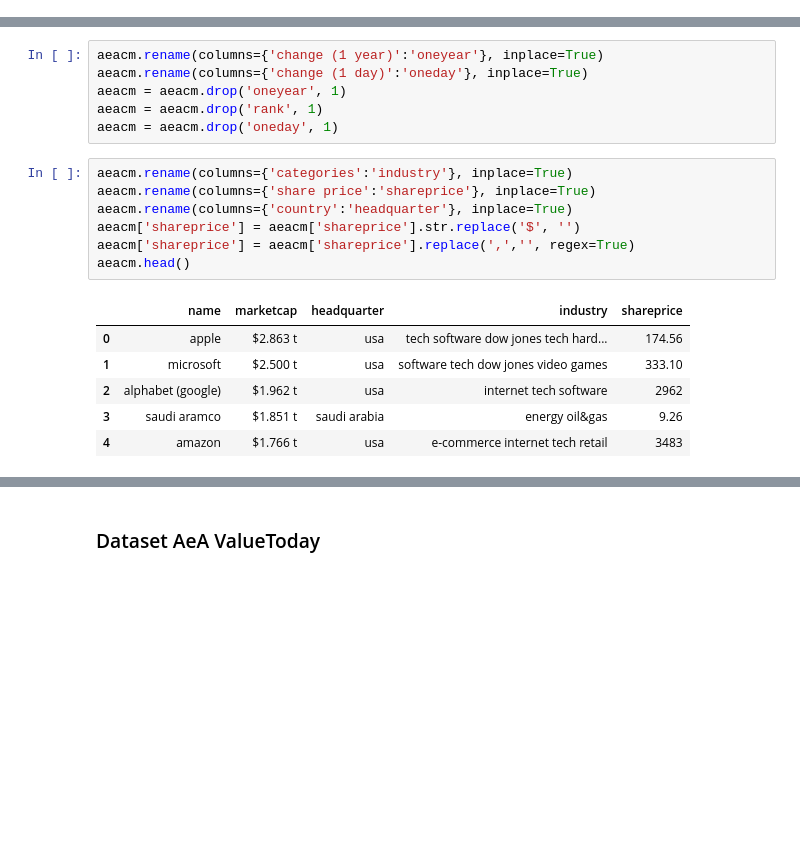
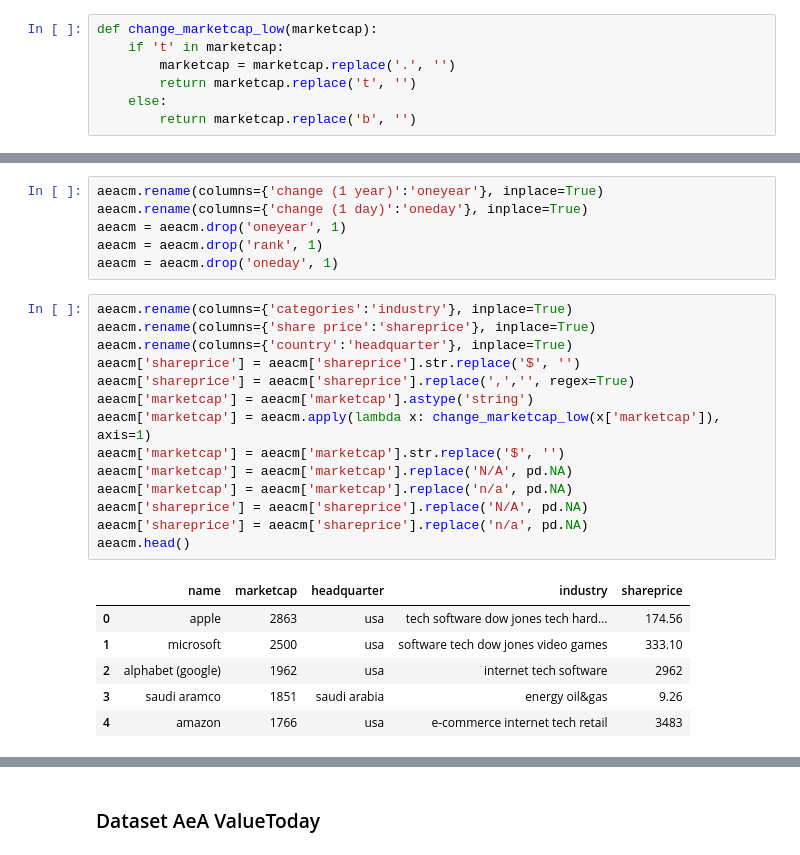
Before and after one commit to samuel-esp/IngDati-Progetto, a Jupyter notebook: SchemaAlignmentCompanies.ipynb, the cells around one changed output, grey strips where cells are left out. Drawn from its saved outputs; the diff is of its cells as text; blank space fills up the shorter version.

```diff
--- a/SchemaAlignmentCompanies.ipynb
+++ b/SchemaAlignmentCompanies.ipynb
@@ -54,3 +61,10 @@ def employees_range(employees):
+# %%
+def change_marketcap_low(marketcap):
+    if 't' in marketcap:
+        marketcap = marketcap.replace('.', '')
+        return marketcap.replace('t', '')
+    else:
+        return marketcap.replace('b', '')
 # %% [markdown]
 ### Dataset Scarano Yahoo
 # %%
@@ -248,14 +262,21 @@ aeacm = aeacm.drop('oneday', 1)
 # %%
 aeacm.rename(columns={'categories':'industry'}, inplace=True)
 aeacm.rename(columns={'share price':'shareprice'}, inplace=True)
 aeacm.rename(columns={'country':'headquarter'}, inplace=True)
 aeacm['shareprice'] = aeacm['shareprice'].str.replace('$', '')
 aeacm['shareprice'] = aeacm['shareprice'].replace(',','', regex=True)
+aeacm['marketcap'] = aeacm['marketcap'].astype('string')
+aeacm['marketcap'] = aeacm.apply(lambda x: change_marketcap_low(x['marketcap']), axis=1)
+aeacm['marketcap'] = aeacm['marketcap'].str.replace('$', '')
+aeacm['marketcap'] = aeacm['marketcap'].replace('N/A', pd.NA)
+aeacm['marketcap'] = aeacm['marketcap'].replace('n/a', pd.NA)
+aeacm['shareprice'] = aeacm['shareprice'].replace('N/A', pd.NA)
+aeacm['shareprice'] = aeacm['shareprice'].replace('n/a', pd.NA)
 aeacm.head()
 # %% [output]
 |  | name | marketcap | headquarter | industry | shareprice |
-| 0 | apple | $2.863 t | usa | tech software dow jones tech hard... | 174.56 |
-| 1 | microsoft | $2.500 t | usa | software tech dow jones video games | 333.10 |
-| 2 | alphabet (google) | $1.962 t | usa | internet tech software | 2962 |
-| 3 | saudi aramco | $1.851 t | saudi arabia | energy oil&gas | 9.26 |
-| 4 | amazon | $1.766 t | usa | e-commerce internet tech retail | 3483 |
+| 0 | apple | 2863 | usa | tech software dow jones tech hard... | 174.56 |
+| 1 | microsoft | 2500 | usa | software tech dow jones video games | 333.10 |
+| 2 | alphabet (google) | 1962 | usa | internet tech software | 2962 |
+| 3 | saudi aramco | 1851 | saudi arabia | energy oil&gas | 9.26 |
+| 4 | amazon | 1766 | usa | e-commerce internet tech retail | 3483 |
```
Also changed, not shown: parts of 22 cells of this notebook, 1 other file.
